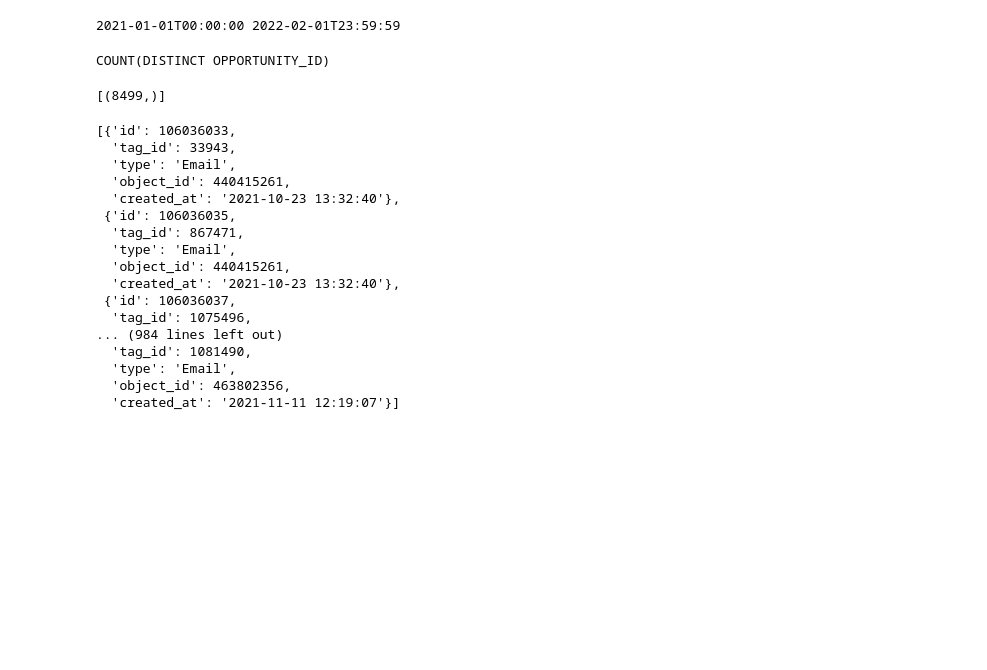
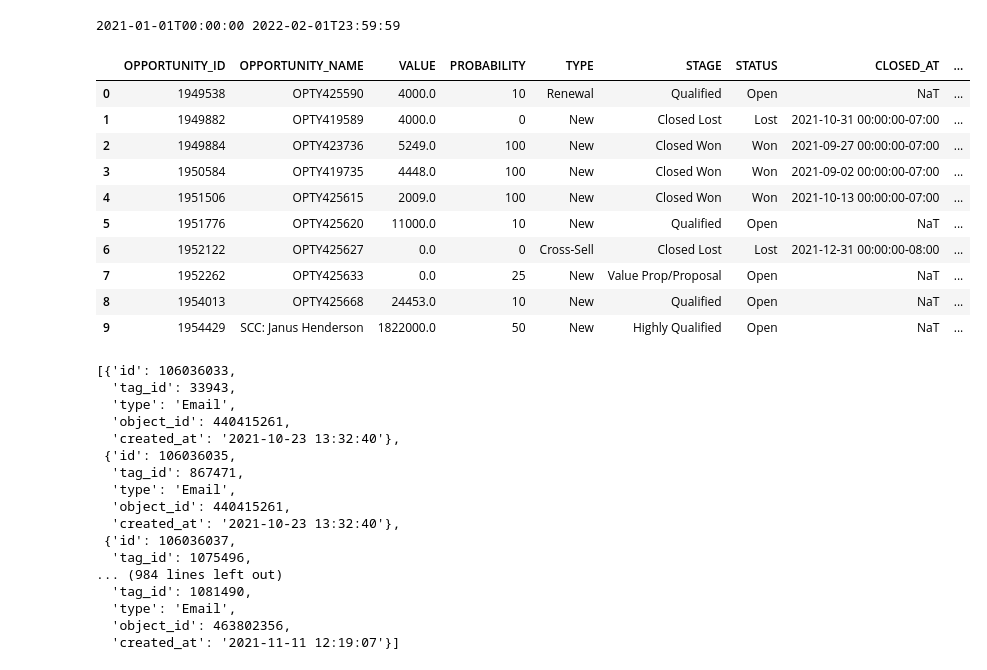
Before and after one commit to skpadgett/PardotETL, a Jupyter notebook: loader_docker/pardot_testing_notebook.ipynb, the cells around one changed output. Saved outputs shown, nothing was run; the diff lists cells and outputs as text; code cells hidden in the pictures; blank space fills up the shorter version.

```diff
--- a/loader_docker/pardot_testing_notebook.ipynb
+++ b/loader_docker/pardot_testing_notebook.ipynb
@@ -181,24 +181,33 @@ def get_client_snowflake():
 # %%
 ctx = get_client_snowflake()
 cs = ctx.cursor()
 name_table_snowflake = "PARDOT_OPPORTUNITY"
 SF_SCHEMA = "PROD_DATA_VAULT"
 
 
 
 try:
-    cs.execute(f"select count(distinct opportunity_id) from prod_data_vault.stage.pardot_opportunity")
-    missing_ids =  cs.fetchall()
-    print(','.join([col[0] for col in cs.description]))
+    cs.execute(f"select * from prod_data_vault.stage.PARDOT_OPPORTUNITY limit 10")
+    data =  cs.fetchall()
+    columns = [f'{col[0]}' for col in cs.description]
 finally:
     cs.close()
 ctx.close()
 
-missing_ids
+pd.DataFrame(data,columns=columns)
 # (1137682, 1137684)
 # %% [output]
-COUNT(DISTINCT OPPORTUNITY_ID)
-[(8499,)]
+|  | OPPORTUNITY_ID | OPPORTUNITY_NAME | VALUE | PROBABILITY | TYPE | STAGE | STATUS | CLOSED_AT | ... |
+| 0 | 1949538 | OPTY425590 | 4000.0 | 10 | Renewal | Qualified | Open | NaT | ... |
+| 1 | 1949882 | OPTY419589 | 4000.0 | 0 | New | Closed Lost | Lost | 2021-10-31 00:00:00-07:00 | ... |
+| 2 | 1949884 | OPTY423736 | 5249.0 | 100 | New | Closed Won | Won | 2021-09-27 00:00:00-07:00 | ... |
+| 3 | 1950584 | OPTY419735 | 4448.0 | 100 | New | Closed Won | Won | 2021-09-02 00:00:00-07:00 | ... |
+| 4 | 1951506 | OPTY425615 | 2009.0 | 100 | New | Closed Won | Won | 2021-10-13 00:00:00-07:00 | ... |
+| 5 | 1951776 | OPTY425620 | 11000.0 | 10 | New | Qualified | Open | NaT | ... |
+| 6 | 1952122 | OPTY425627 | 0.0 | 0 | Cross-Sell | Closed Lost | Lost | 2021-12-31 00:00:00-08:00 | ... |
+| 7 | 1952262 | OPTY425633 | 0.0 | 25 | New | Value Prop/Proposal | Open | NaT | ... |
+| 8 | 1954013 | OPTY425668 | 24453.0 | 10 | New | Qualified | Open | NaT | ... |
+| 9 | 1954429 | SCC: Janus Henderson | 1822000.0 | 50 | New | Highly Qualified | Open | NaT | ... |
 # %%
 list_record = data_raw["tagObject"]
 list_record
```
Also changed, not shown: parts of 2 cells of this notebook.
